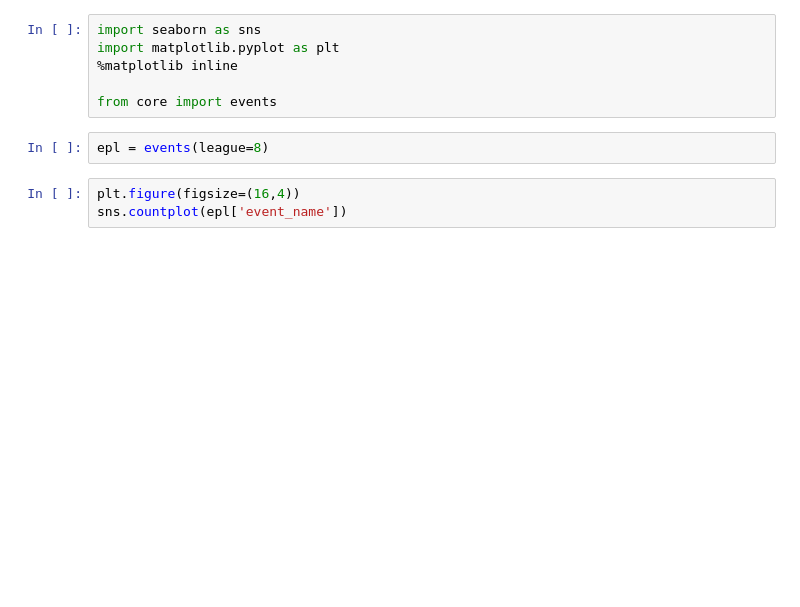
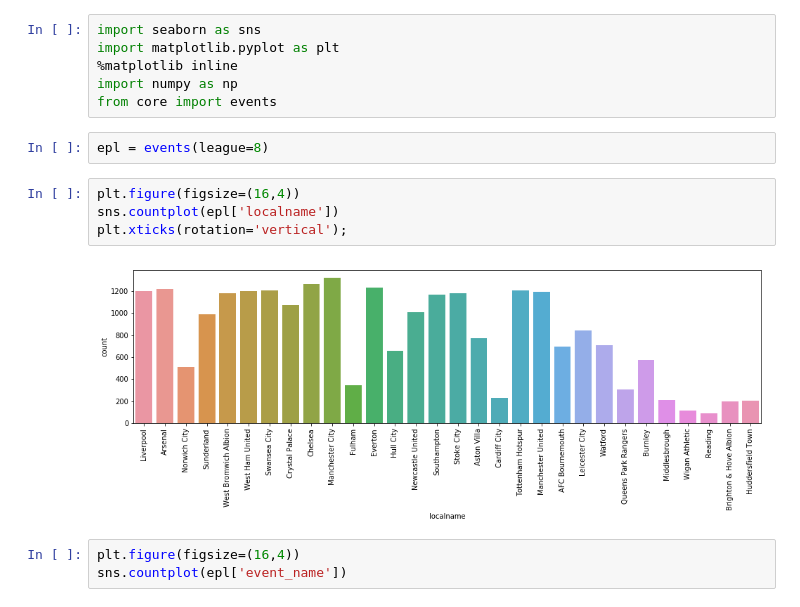
Before and after one commit to calestini/soccer_stats, a Jupyter notebook: EPL Analysis.ipynb, the cells around one changed output. Cells and saved outputs as stored; diff of their text form; blank space fills up the shorter version.

```diff
--- a/EPL Analysis.ipynb
+++ b/EPL Analysis.ipynb
@@ -2,10 +2,16 @@
 import seaborn as sns
 import matplotlib.pyplot as plt
 %matplotlib inline
-
+import numpy as np
 from core import events
 # %%
 epl = events(league=8)
+# %%
+plt.figure(figsize=(16,4))
+sns.countplot(epl['localname'])
+plt.xticks(rotation='vertical');
+# %% [output]
+[figure, added]
 # %%
 plt.figure(figsize=(16,4))
 sns.countplot(epl['event_name'])
```
Also changed, not shown: parts of 22 cells of this notebook.
